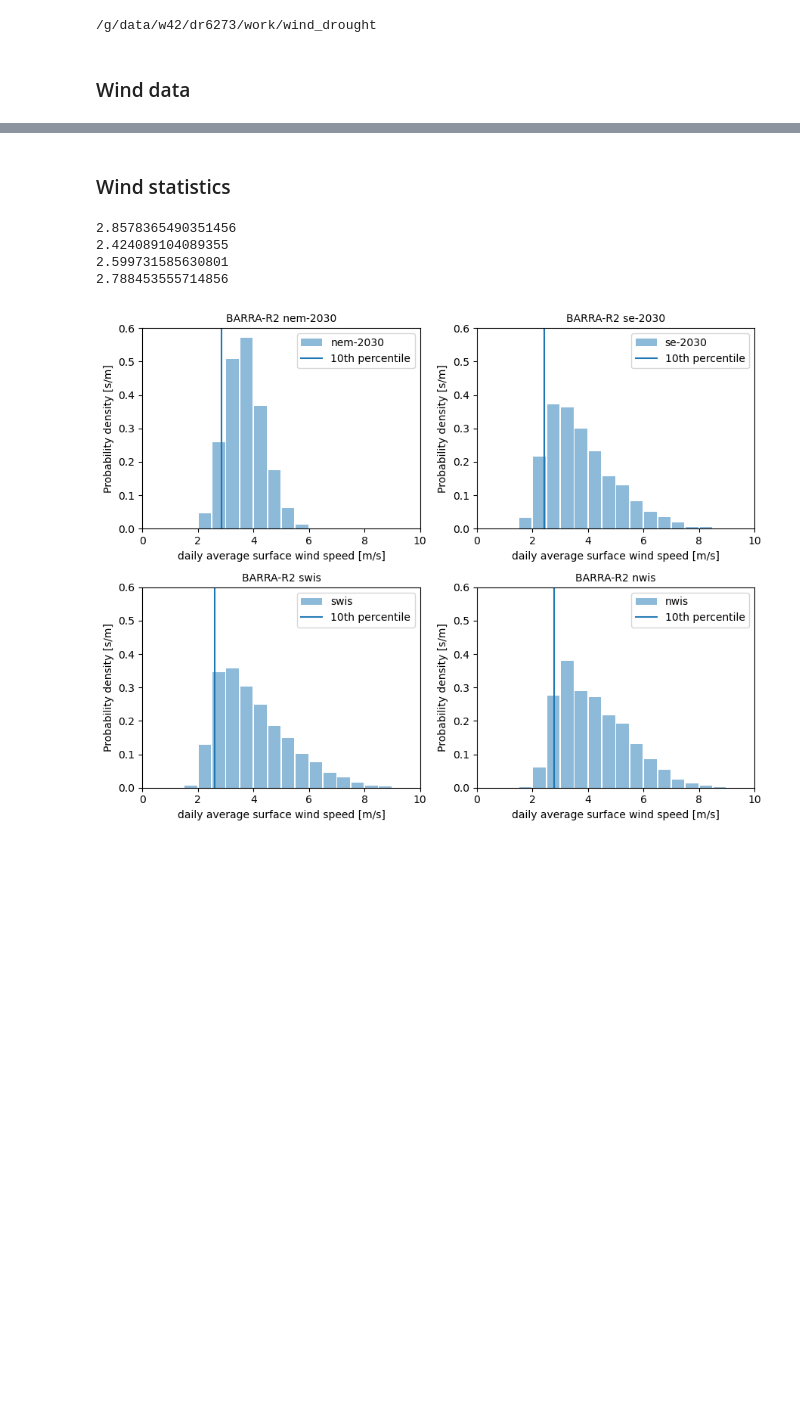
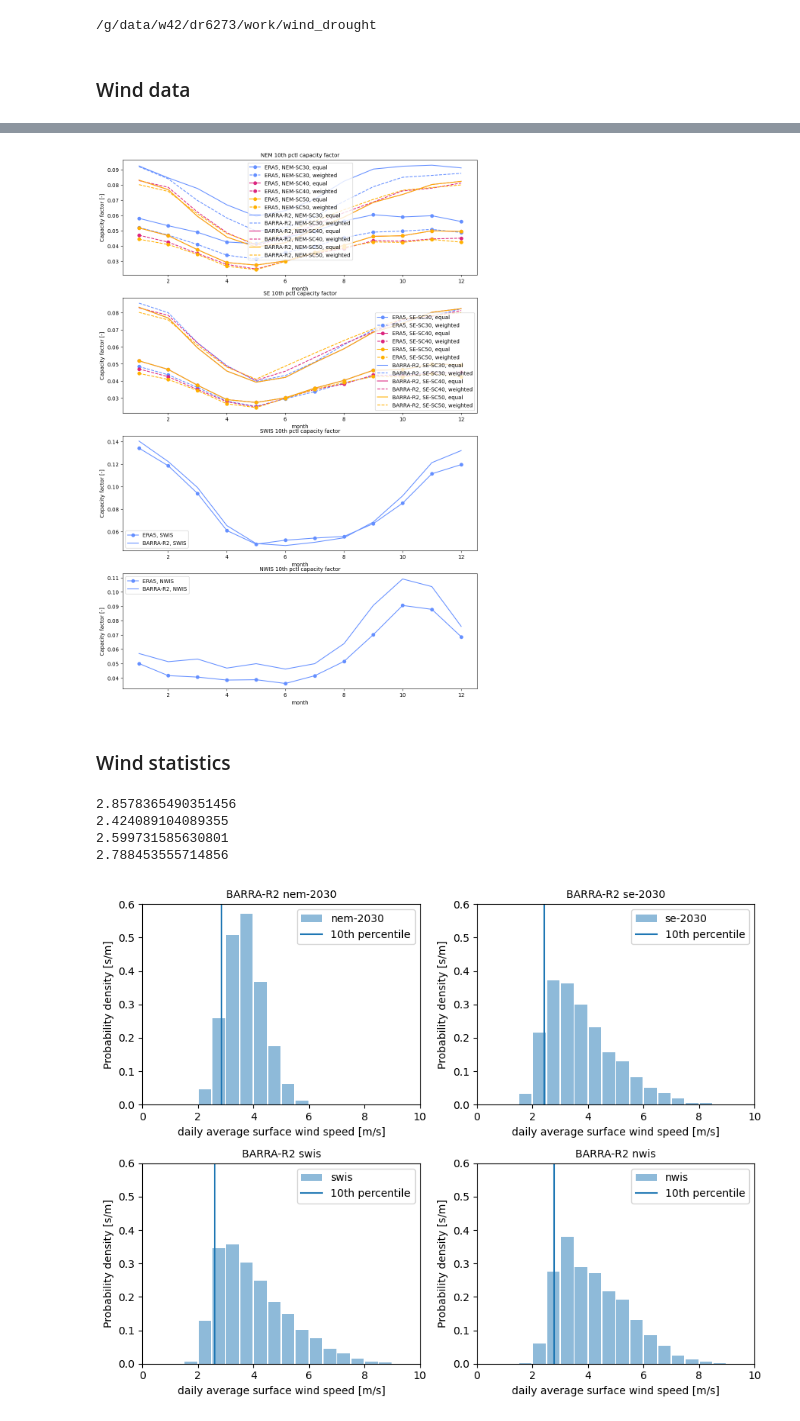
Before and after one commit to dougrichardson/wind_drought, a Jupyter notebook: notebooks/wind_analysis.ipynb, the cells around one changed output, grey strips where cells are left out. Cells and saved outputs as stored; diff of their text form; code cells hidden in the pictures; blank space fills up the shorter version.

```diff
--- a/notebooks/wind_analysis.ipynb
+++ b/notebooks/wind_analysis.ipynb
@@ -123,3 +159,15 @@ plt.close(fig)
+# %%
+fig, ax = plt.subplots(4, 1, figsize=(12,18))
+
+plot_seasonal_cycle(ax[0], obs_dict, "NEM", "capacity_factor", reducer=0.1)
+plot_seasonal_cycle(ax[1], obs_dict, "SE", "capacity_factor", reducer=0.1)
+plot_seasonal_cycle(ax[2], obs_dict, "SWIS", "capacity_factor", reducer=0.1)
+plot_seasonal_cycle(ax[3], obs_dict, "NWIS", "capacity_factor", reducer=0.1)
+
+plt.savefig("figures/seasonal_cycle_10pctl_capacity_factor.png", dpi=300)
+# plt.close(fig)
+# %% [output]
+[figure, added]
 # %% [markdown]
 ### Wind statistics
 # %%
```
Also changed, not shown: parts of 5 cells of this notebook, 6 other files.
